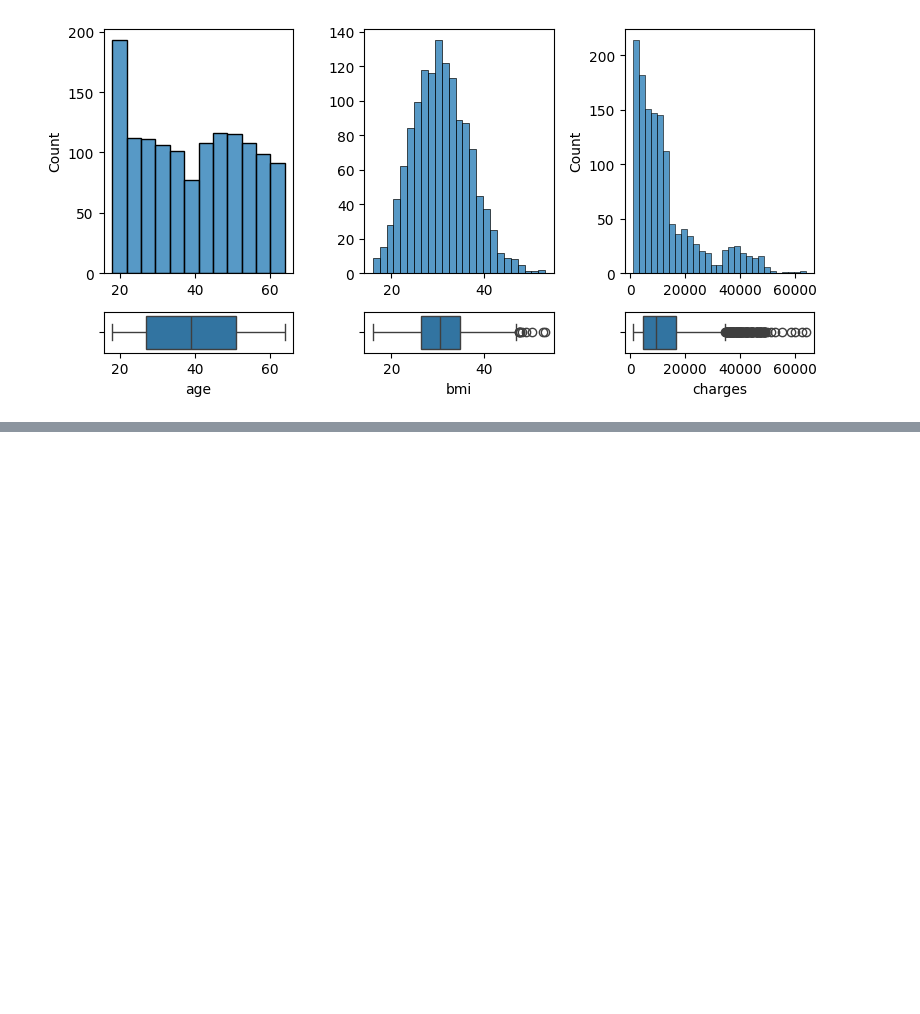
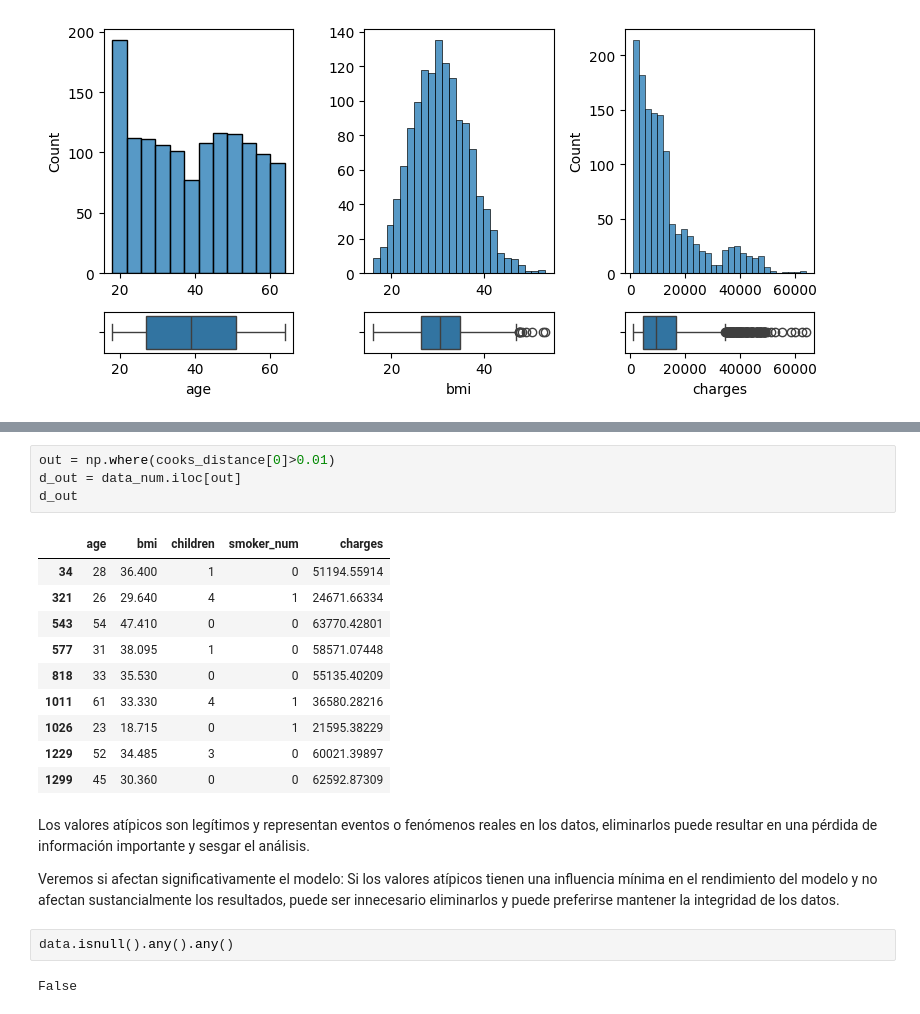
Before and after one commit to RmVa23/linear-regression, a Jupyter notebook: src/EDA.ipynb, the cells around one changed output, grey strips where cells are left out. Cells and saved outputs as stored; diff of their text form; blank space fills up the shorter version.

Commit message:
procesamiento de los datos

```diff
--- a/src/EDA.ipynb
+++ b/src/EDA.ipynb
@@ -149,0 +291,23 @@ plt.show()
+# %%
+out = np.where(cooks_distance[0]>0.01)
+d_out = data_num.iloc[out]
+d_out
+# %% [output]
+|  | age | bmi | children | smoker_num | charges |
+| 34 | 28 | 36.400 | 1 | 0 | 51194.55914 |
+| 321 | 26 | 29.640 | 4 | 1 | 24671.66334 |
+| 543 | 54 | 47.410 | 0 | 0 | 63770.42801 |
+| 577 | 31 | 38.095 | 1 | 0 | 58571.07448 |
+| 818 | 33 | 35.530 | 0 | 0 | 55135.40209 |
+| 1011 | 61 | 33.330 | 4 | 1 | 36580.28216 |
+| 1026 | 23 | 18.715 | 0 | 1 | 21595.38229 |
+| 1229 | 52 | 34.485 | 3 | 0 | 60021.39897 |
+| 1299 | 45 | 30.360 | 0 | 0 | 62592.87309 |
+# %% [markdown]
+Los valores atípicos son legítimos y representan eventos o fenómenos reales en los datos, eliminarlos puede resultar en una pérdida de información importante y sesgar el análisis.
+
+Veremos si afectan significativamente el modelo: Si los valores atípicos tienen una influencia mínima en el rendimiento del modelo y no afectan sustancialmente los resultados, puede ser innecesario eliminarlos y puede preferirse mantener la integridad de los datos.
+# %%
+data.isnull().any().any()
+# %% [output]
+False
```
Also changed, not shown: parts of 17 cells of this notebook, 1 other file.
